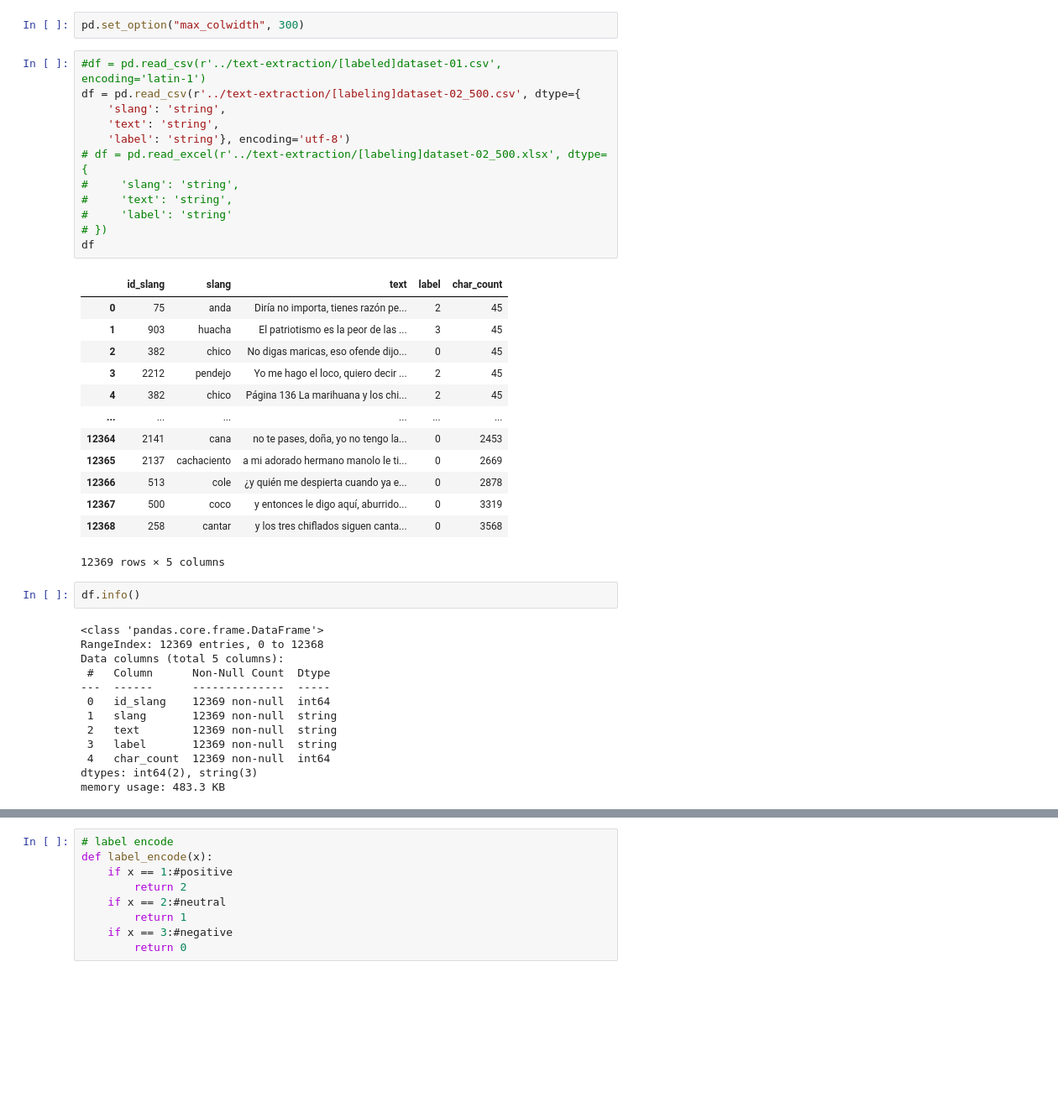
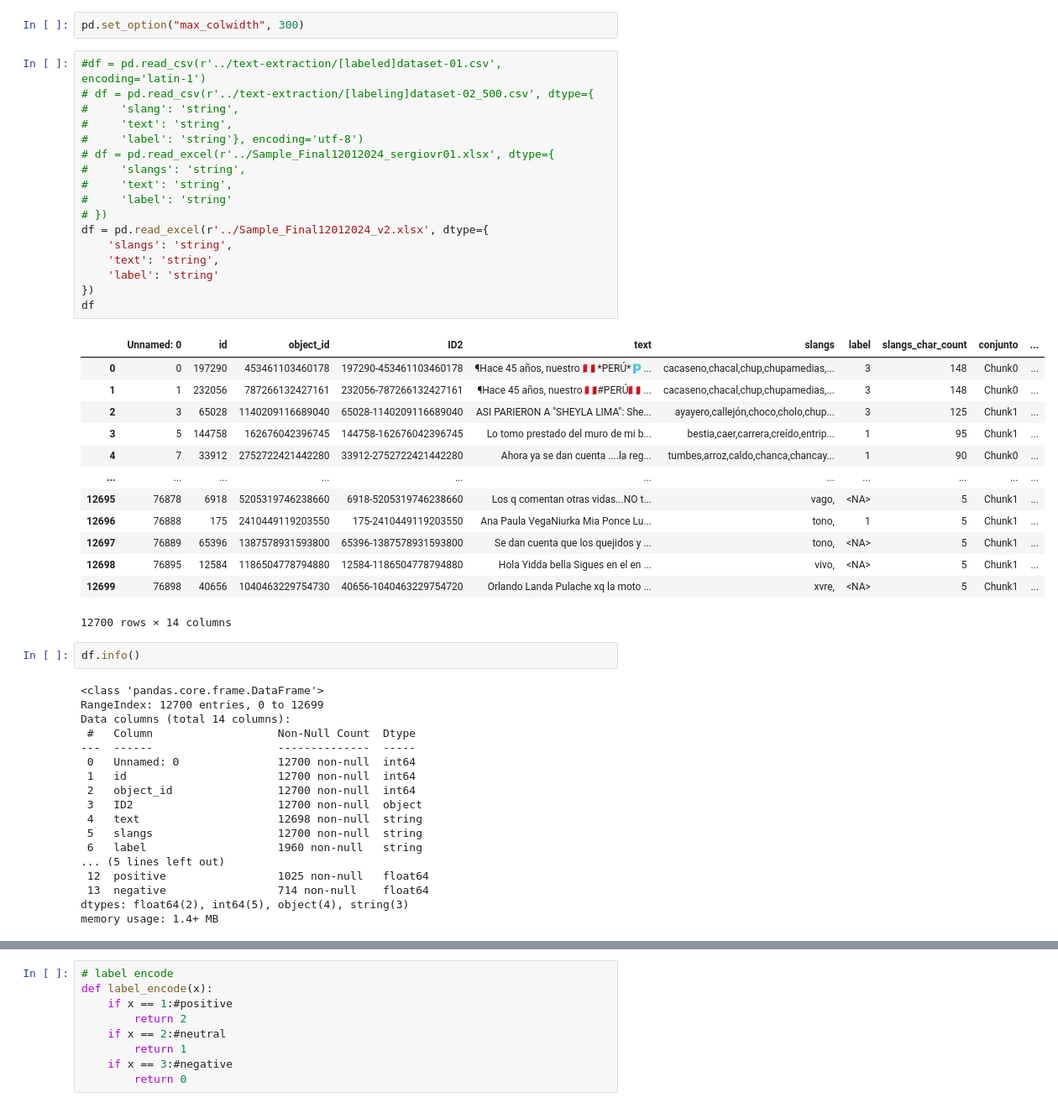
Before and after one commit to jairleo95/peruvian-slang-sentiment, a Jupyter notebook: pilot-test/01-build-datasets.ipynb, the cells around one changed output, grey strips where cells are left out. Shown at 84% size. Saved outputs shown, nothing was run; the diff lists cells and outputs as text; blank space fills up the shorter version.

```diff
--- a/pilot-test/01-build-datasets.ipynb
+++ b/pilot-test/01-build-datasets.ipynb
@@ -9,45 +9,55 @@ pwd
 pd.set_option("max_colwidth", 300)
 # %%
 #df = pd.read_csv(r'../text-extraction/[labeled]dataset-01.csv', encoding='latin-1')
-df = pd.read_csv(r'../text-extraction/[labeling]dataset-02_500.csv', dtype={
-    'slang': 'string',
-    'text': 'string',
-    'label': 'string'}, encoding='utf-8')
-# df = pd.read_excel(r'../text-extraction/[labeling]dataset-02_500.xlsx', dtype={
+# df = pd.read_csv(r'../text-extraction/[labeling]dataset-02_500.csv', dtype={
 #     'slang': 'string',
+#     'text': 'string',
+#     'label': 'string'}, encoding='utf-8')
+# df = pd.read_excel(r'../Sample_Final12012024_sergiovr01.xlsx', dtype={
+#     'slangs': 'string',
 #     'text': 'string',
 #     'label': 'string'
 # })
+df = pd.read_excel(r'../Sample_Final12012024_v2.xlsx', dtype={
+    'slangs': 'string',
+    'text': 'string',
+    'label': 'string'
+})
 df
 # %% [output]
-|  | id_slang | slang | text | label | char_count |
-| 0 | 75 | anda | Diría no importa, tienes razón pe... | 2 | 45 |
-| 1 | 903 | huacha | El patriotismo es la peor de las ... | 3 | 45 |
-| 2 | 382 | chico | No digas maricas, eso ofende dijo... | 0 | 45 |
-| 3 | 2212 | pendejo | Yo me hago el loco, quiero decir ... | 2 | 45 |
-| 4 | 382 | chico | Página 136 La marihuana y los chi... | 2 | 45 |
-| ... | ... | ... | ... | ... | ... |
-| 12364 | 2141 | cana | no te pases, doña, yo no tengo la... | 0 | 2453 |
-| 12365 | 2137 | cachaciento | a mi adorado hermano manolo le ti... | 0 | 2669 |
-| 12366 | 513 | cole | ¿y quién me despierta cuando ya e... | 0 | 2878 |
-| 12367 | 500 | coco | y entonces le digo aquí, aburrido... | 0 | 3319 |
-| 12368 | 258 | cantar | y los tres chiflados siguen canta... | 0 | 3568 |
+|  | Unnamed: 0 | id | object_id | ID2 | text | slangs | label | slangs_char_count | conjunto | ... |
+| 0 | 0 | 197290 | 453461103460178 | 197290-453461103460178 | ¶Hace 45 años, nuestro 🇵🇪 *PERÚ*🇵... | cacaseno,chacal,chup,chupamedias,... | 3 | 148 | Chunk0 | ... |
+| 1 | 1 | 232056 | 787266132427161 | 232056-787266132427161 | ¶Hace 45 años, nuestro 🇵🇪#PERÚ🇵🇪 ... | cacaseno,chacal,chup,chupamedias,... | 3 | 148 | Chunk0 | ... |
+| 2 | 3 | 65028 | 1140209116689040 | 65028-1140209116689040 | ASI PARIERON A "SHEYLA LIMA": She... | ayayero,callejón,choco,cholo,chup... | 3 | 125 | Chunk1 | ... |
+| 3 | 5 | 144758 | 162676042396745 | 144758-162676042396745 | Lo tomo prestado del muro de mi b... | bestia,caer,carrera,creído,entrip... | 1 | 95 | Chunk1 | ... |
+| 4 | 7 | 33912 | 2752722421442280 | 33912-2752722421442280 | Ahora ya se dan cuenta ....la reg... | tumbes,arroz,caldo,chanca,chancay... | 1 | 90 | Chunk0 | ... |
+| ... | ... | ... | ... | ... | ... | ... | ... | ... | ... | ... |
+| 12695 | 76878 | 6918 | 5205319746238660 | 6918-5205319746238660 | Los q comentan otras vidas...NO t... | vago, | <NA> | 5 | Chunk1 | ... |
+| 12696 | 76888 | 175 | 2410449119203550 | 175-2410449119203550 | Ana Paula VegaNiurka Mia Ponce Lu... | tono, | 1 | 5 | Chunk1 | ... |
+| 12697 | 76889 | 65396 | 1387578931593800 | 65396-1387578931593800 | Se dan cuenta que los quejidos y ... | tono, | <NA> | 5 | Chunk1 | ... |
+| 12698 | 76895 | 12584 | 1186504778794880 | 12584-1186504778794880 | Hola Yidda bella Sigues en el en ... | vivo, | <NA> | 5 | Chunk1 | ... |
+| 12699 | 76898 | 40656 | 1040463229754730 | 40656-1040463229754720 | Orlando Landa Pulache xq la moto ... | xvre, | <NA> | 5 | Chunk1 | ... |
-12369 rows × 5 columns
+12700 rows × 14 columns
 # %%
 df.info()
 # %% [output]
 <class 'pandas.core.frame.DataFrame'>
-RangeIndex: 12369 entries, 0 to 12368
-Data columns (total 5 columns):
- #   Column      Non-Null Count  Dtype
----  ------      --------------  -----
- 0   id_slang    12369 non-null  int64
- 1   slang       12369 non-null  string
- 2   text        12369 non-null  string
- 3   label       12369 non-null  string
- 4   char_count  12369 non-null  int64
-dtypes: int64(2), string(3)
-memory usage: 483.3 KB
+RangeIndex: 12700 entries, 0 to 12699
+Data columns (total 14 columns):
+ #   Column                   Non-Null Count  Dtype
+---  ------                   --------------  -----
+ 0   Unnamed: 0               12700 non-null  int64
+ 1   id                       12700 non-null  int64
+ 2   object_id                12700 non-null  int64
+ 3   ID2                      12700 non-null  object
+ 4   text                     12698 non-null  string
+ 5   slangs                   12700 non-null  string
+ 6   label                    1960 non-null   string
+... (5 lines left out)
+ 12  positive                 1025 non-null   float64
+ 13  negative                 714 non-null    float64
+dtypes: float64(2), int64(5), object(4), string(3)
+memory usage: 1.4+ MB
 # %%
 df = df[df.label.isin(["1","2","3"])]
 #new_df = new_df.loc[:, ['id_slang','slang', 'sentence', 'label']]
```
Also changed, not shown: parts of 8 cells of this notebook, 13 other files.
